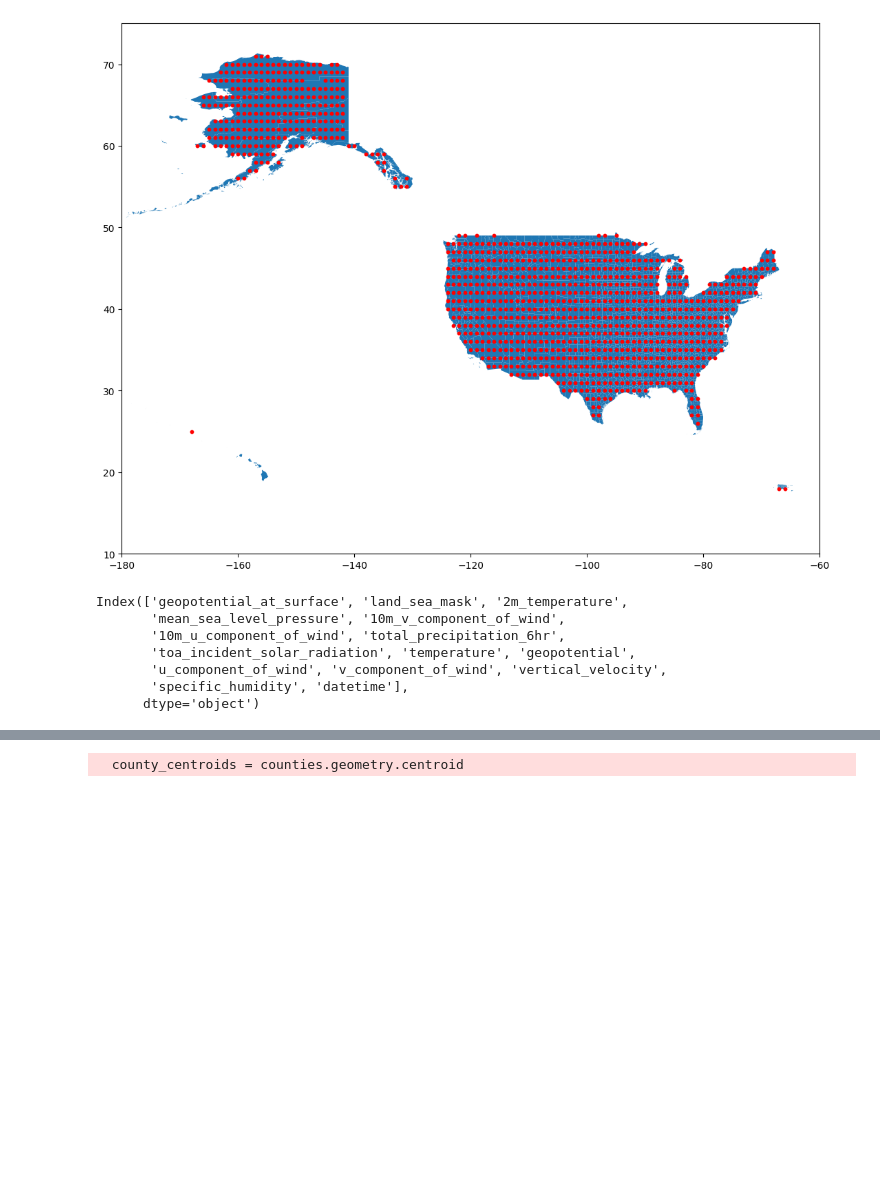
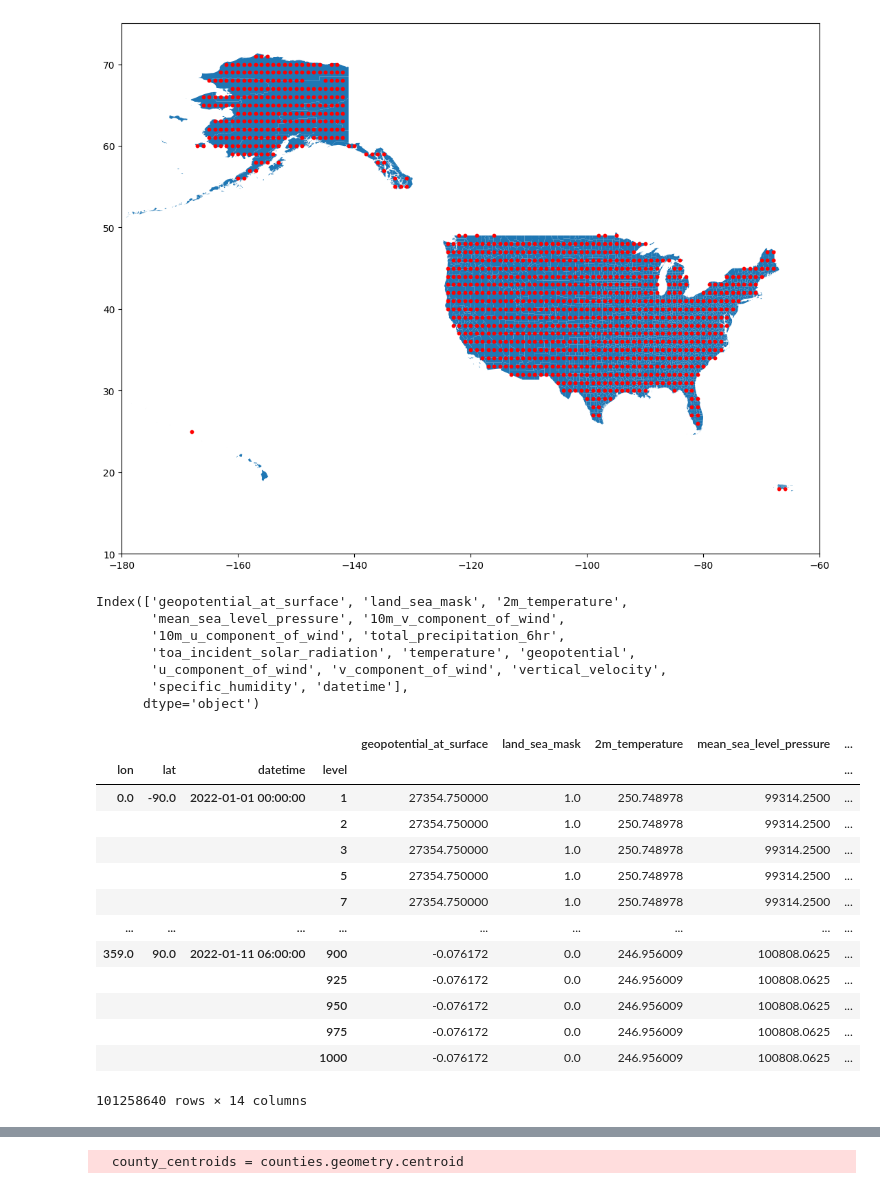
Before and after one commit to arrdel/power-outage-prediction, a Jupyter notebook: src/model.ipynb, the cells around one changed output, grey strips where cells are left out. Cells and saved outputs as stored; diff of their text form; code cells hidden in the pictures; blank space fills up the shorter version.

```diff
--- a/src/model.ipynb
+++ b/src/model.ipynb
@@ -187,3 +183,22 @@ Index(['geopotential_at_surface', 'land_sea_mask', '2m_temperature',
        'u_component_of_wind', 'v_component_of_wind', 'vertical_velocity',
        'specific_humidity', 'datetime'],
       dtype='object')
+# %%
+df.reset_index().set_index([
+    'lon', 'lat', 'datetime', 'level',
+]).drop(columns=["batch","time"])
+# %% [output]
+|  |  |  |  | geopotential_at_surface | land_sea_mask | 2m_temperature | mean_sea_level_pressure | ... |
+| lon | lat | datetime | level |  |  |  |  | ... |
+| 0.0 | -90.0 | 2022-01-01 00:00:00 | 1 | 27354.750000 | 1.0 | 250.748978 | 99314.2500 | ... |
+|  |  |  | 2 | 27354.750000 | 1.0 | 250.748978 | 99314.2500 | ... |
+|  |  |  | 3 | 27354.750000 | 1.0 | 250.748978 | 99314.2500 | ... |
+|  |  |  | 5 | 27354.750000 | 1.0 | 250.748978 | 99314.2500 | ... |
+|  |  |  | 7 | 27354.750000 | 1.0 | 250.748978 | 99314.2500 | ... |
+| ... | ... | ... | ... | ... | ... | ... | ... | ... |
+| 359.0 | 90.0 | 2022-01-11 06:00:00 | 900 | -0.076172 | 0.0 | 246.956009 | 100808.0625 | ... |
+|  |  |  | 925 | -0.076172 | 0.0 | 246.956009 | 100808.0625 | ... |
+|  |  |  | 950 | -0.076172 | 0.0 | 246.956009 | 100808.0625 | ... |
+|  |  |  | 975 | -0.076172 | 0.0 | 246.956009 | 100808.0625 | ... |
+|  |  |  | 1000 | -0.076172 | 0.0 | 246.956009 | 100808.0625 | ... |
+101258640 rows × 14 columns
```
Also changed, not shown: parts of 12 cells of this notebook, 1 other file.
